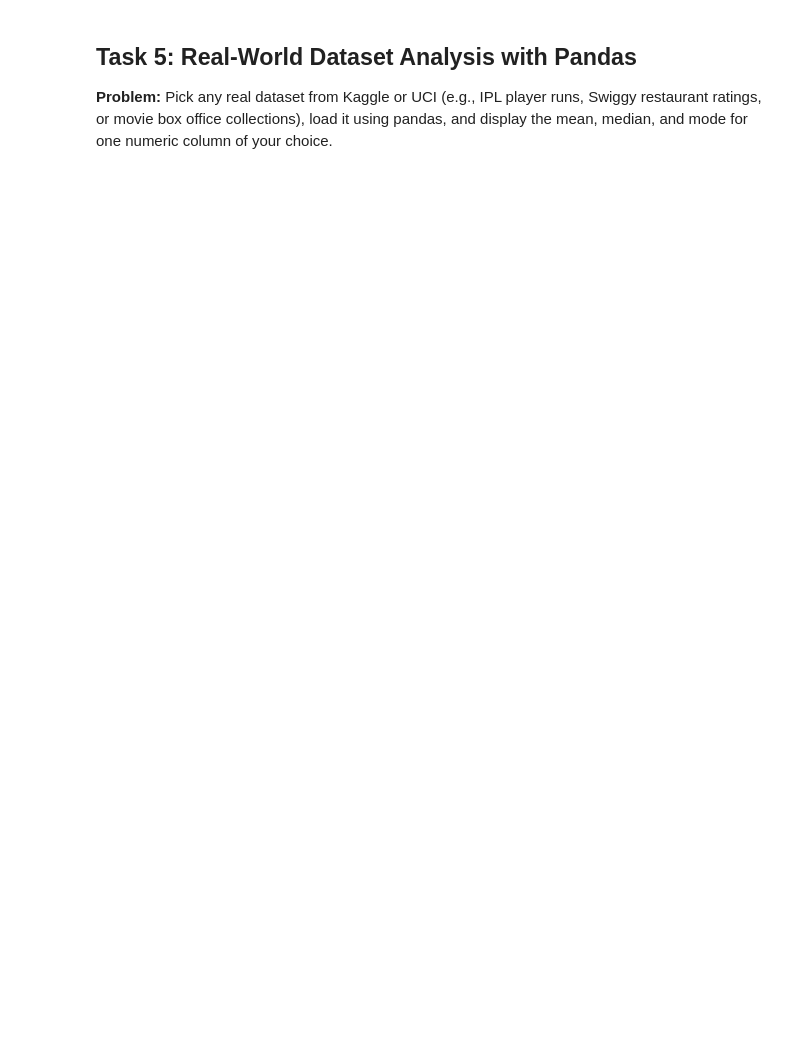
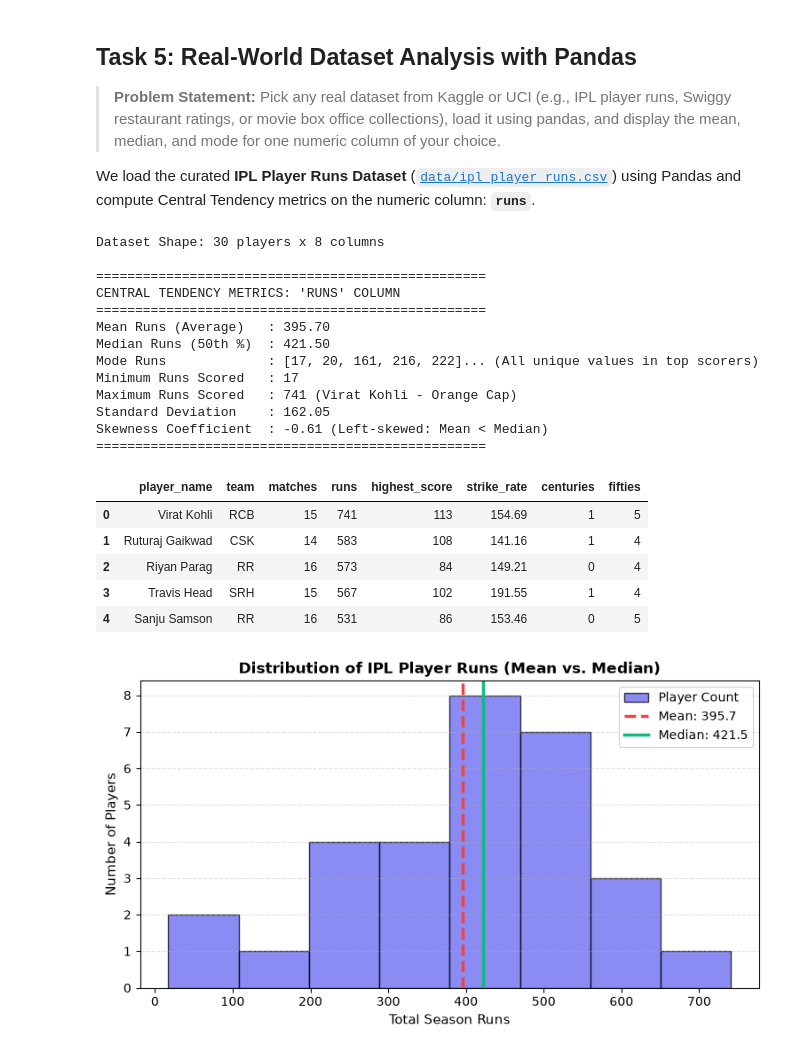
Before and after one commit to Atharvchaudhari1106/ds-work, a Jupyter notebook: assignments/session-02-mean-median-mode/session_02_mean_median_mode.ipynb, the cells around one changed output. Drawn from its saved outputs; the diff is of its cells as text; code cells hidden in the pictures; blank space fills up the shorter version.

```diff
--- a/assignments/session-02-mean-median-mode/session_02_mean_median_mode.ipynb
+++ b/assignments/session-02-mean-median-mode/session_02_mean_median_mode.ipynb
@@ -119,3 +194,5 @@ df_comparison
 # %% [markdown]
 ## Task 5: Real-World Dataset Analysis with Pandas
-**Problem:** Pick any real dataset from Kaggle or UCI (e.g., IPL player runs, Swiggy restaurant ratings, or movie box office collections), load it using pandas, and display the mean, median, and mode for one numeric column of your choice.
+> **Problem Statement:** Pick any real dataset from Kaggle or UCI (e.g., IPL player runs, Swiggy restaurant ratings, or movie box office collections), load it using pandas, and display the mean, median, and mode for one numeric column of your choice.
+
+We load the curated **IPL Player Runs Dataset** ([`data/ipl_player_runs.csv`](data/ipl_player_runs.csv)) using Pandas and compute Central Tendency metrics on the numeric column: **`runs`**.
@@ -137,0 +199,62 @@ print(f"Skewness    : {runs_col.skew():.2f}")
+# %%
+import pandas as pd
+import matplotlib.pyplot as plt
+
+# 1. Load the IPL Player dataset using pandas
+df_ipl = pd.read_csv('data/ipl_player_runs.csv')
+print(f"Dataset Shape: {df_ipl.shape[0]} players x {df_ipl.shape[1]} columns")
+
+# Display top 5 rows
+display(df_ipl.head())
+
+# 2. Calculate Central Tendency for the 'runs' column
+runs_col = df_ipl['runs']
+r_mean = runs_col.mean()
+r_med = runs_col.median()
+r_mode = list(runs_col.mode())
+r_skew = runs_col.skew()
+
+print("="*50)
+print("CENTRAL TENDENCY METRICS: 'RUNS' COLUMN")
+print("="*50)
+print(f"Mean Runs (Average)   : {r_mean:.2f}")
+print(f"Median Runs (50th %)  : {r_med:.2f}")
+print(f"Mode Runs             : {r_mode[:5]}... (All unique values in top scorers)")
+print(f"Minimum Runs Scored   : {runs_col.min()}")
+print(f"Maximum Runs Scored   : {runs_col.max()} (Virat Kohli - Orange Cap)")
+print(f"Standard Deviation    : {runs_col.std():.2f}")
+print(f"Skewness Coefficient  : {r_skew:.2f} (Left-skewed: Mean < Median)")
+print("="*50)
+
+# 3. Plot Distribution with Mean and Median lines
+plt.figure(figsize=(9, 4.5))
+plt.hist(runs_col, bins=8, color="#6366f1", edgecolor="black", alpha=0.75, label="Player Count")
+plt.axvline(r_mean, color="#ef4444", linestyle="--", linewidth=2.5, label=f"Mean: {r_mean:.1f}")
+plt.axvline(r_med, color="#10b981", linestyle="-", linewidth=2.5, label=f"Median: {r_med:.1f}")
+plt.title("Distribution of IPL Player Runs (Mean vs. Median)", fontsize=12, fontweight="bold")
+plt.xlabel("Total Season Runs", fontsize=11)
+plt.ylabel("Number of Players", fontsize=11)
+plt.legend()
+plt.grid(axis='y', linestyle='--', alpha=0.4)
+plt.show()
+# %% [output]
+Dataset Shape: 30 players x 8 columns
+
+==================================================
+CENTRAL TENDENCY METRICS: 'RUNS' COLUMN
+==================================================
+Mean Runs (Average)   : 395.70
+Median Runs (50th %)  : 421.50
+Mode Runs             : [17, 20, 161, 216, 222]... (All unique values in top scorers)
+Minimum Runs Scored   : 17
+Maximum Runs Scored   : 741 (Virat Kohli - Orange Cap)
+Standard Deviation    : 162.05
+Skewness Coefficient  : -0.61 (Left-skewed: Mean < Median)
+==================================================
+|  | player_name | team | matches | runs | highest_score | strike_rate | centuries | fifties |
+| 0 | Virat Kohli | RCB | 15 | 741 | 113 | 154.69 | 1 | 5 |
+| 1 | Ruturaj Gaikwad | CSK | 14 | 583 | 108 | 141.16 | 1 | 4 |
+| 2 | Riyan Parag | RR | 16 | 573 | 84 | 149.21 | 0 | 4 |
+| 3 | Travis Head | SRH | 15 | 567 | 102 | 191.55 | 1 | 4 |
+| 4 | Sanju Samson | RR | 16 | 531 | 86 | 153.46 | 0 | 5 |
+[figure, added]
```
Also changed, not shown: parts of 13 cells of this notebook, 8 other files.
